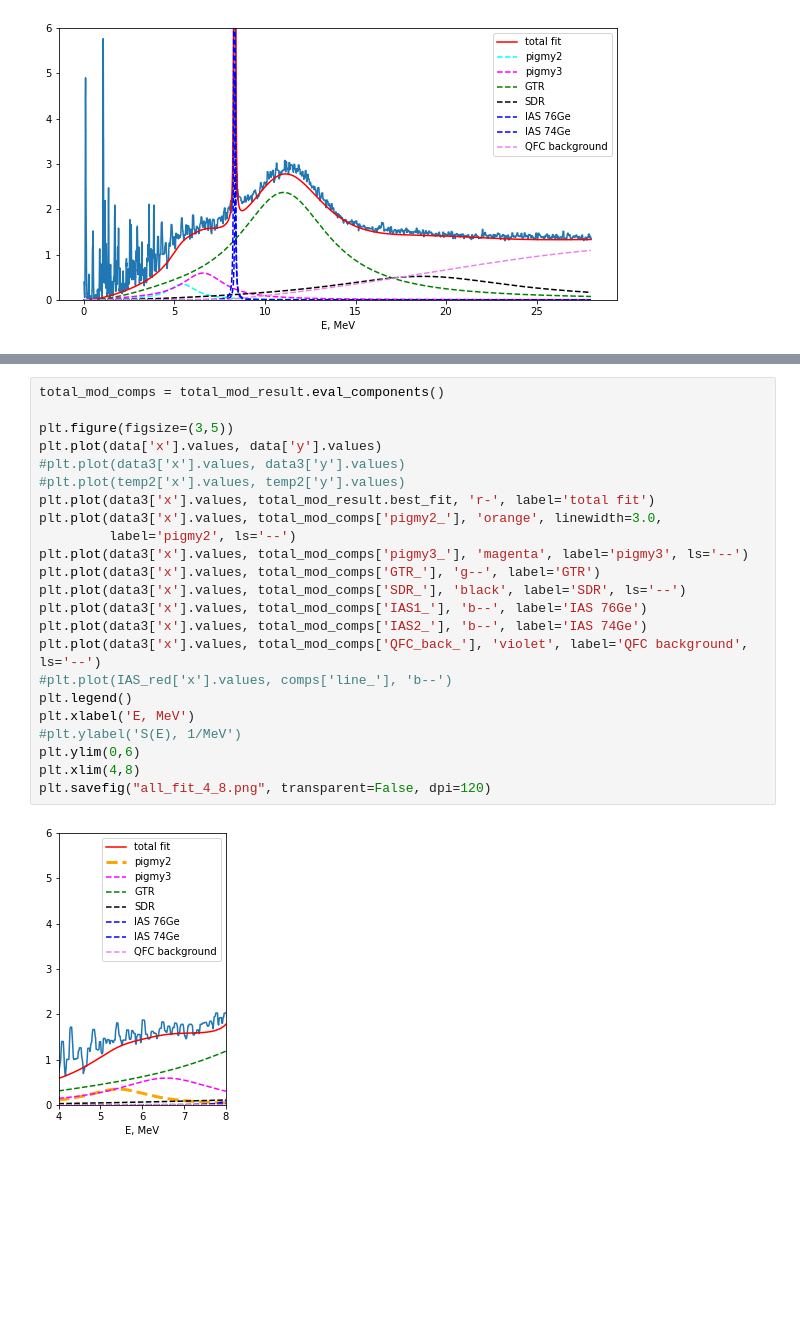
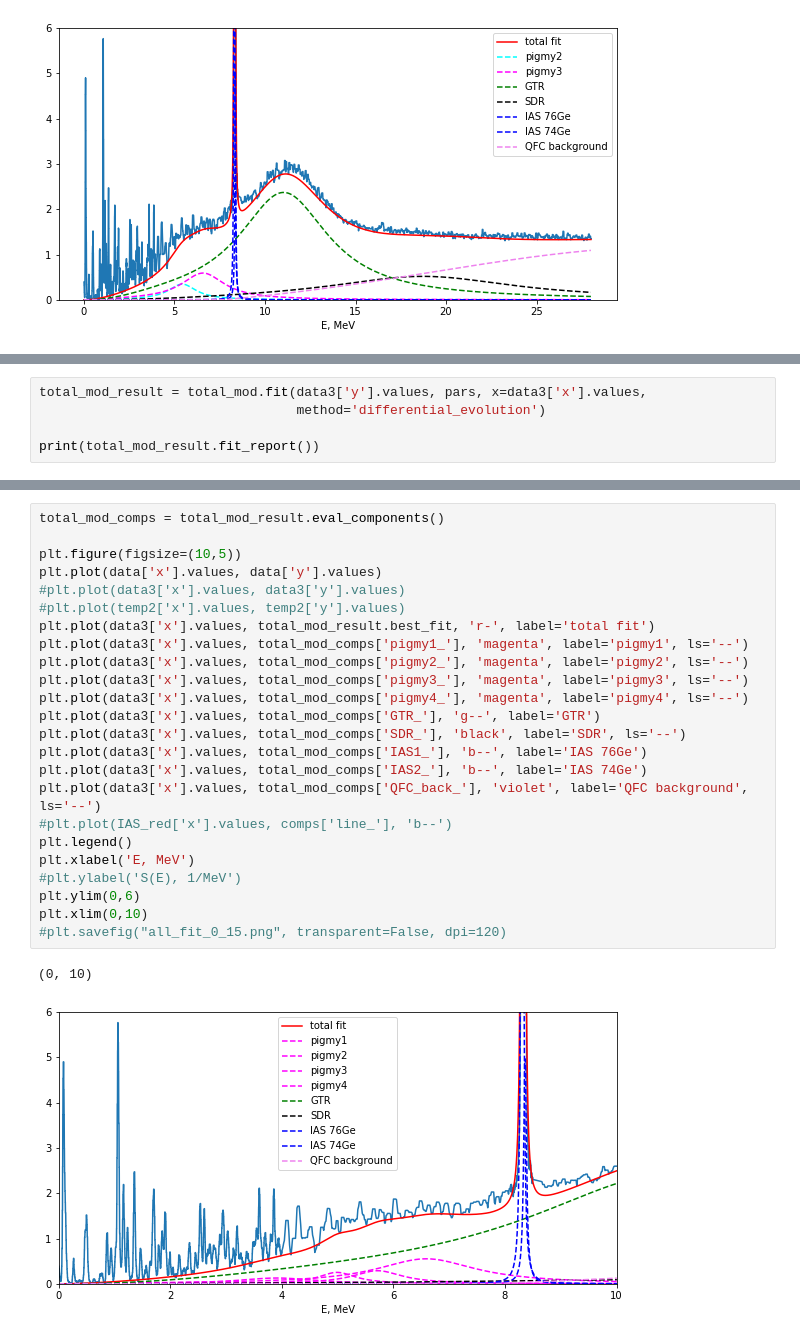
Before and after one commit to Almaz93/neutrino, a Jupyter notebook: double_beta_decay/Almaz's work/calculation/decomposition-Copy2_v2.ipynb, the cells around one changed output, grey strips where cells are left out. Saved outputs shown, nothing was run; the diff lists cells and outputs as text; blank space fills up the shorter version.

```diff
--- a/double_beta_decay/Almaz's work/calculation/decomposition-Copy2_v2.ipynb
+++ b/double_beta_decay/Almaz's work/calculation/decomposition-Copy2_v2.ipynb
@@ -851,0 +774,5 @@ plt.savefig("all_fit_0_15.png", transparent=False, dpi=120)
+# %%
+total_mod_result = total_mod.fit(data3['y'].values, pars, x=data3['x'].values,
+                                 method='differential_evolution')
+
+print(total_mod_result.fit_report())
@@ -852,25 +797,27 @@ plt.savefig("all_fit_0_15.png", transparent=False, dpi=120)
 # %%
 total_mod_comps = total_mod_result.eval_components()
 
-plt.figure(figsize=(3,5))
+plt.figure(figsize=(10,5))
 plt.plot(data['x'].values, data['y'].values)
 #plt.plot(data3['x'].values, data3['y'].values)
 #plt.plot(temp2['x'].values, temp2['y'].values)
 plt.plot(data3['x'].values, total_mod_result.best_fit, 'r-', label='total fit')
-plt.plot(data3['x'].values, total_mod_comps['pigmy2_'], 'orange', linewidth=3.0,
-         label='pigmy2', ls='--')
+plt.plot(data3['x'].values, total_mod_comps['pigmy1_'], 'magenta', label='pigmy1', ls='--')
+plt.plot(data3['x'].values, total_mod_comps['pigmy2_'], 'magenta', label='pigmy2', ls='--')
 plt.plot(data3['x'].values, total_mod_comps['pigmy3_'], 'magenta', label='pigmy3', ls='--')
+plt.plot(data3['x'].values, total_mod_comps['pigmy4_'], 'magenta', label='pigmy4', ls='--')
 plt.plot(data3['x'].values, total_mod_comps['GTR_'], 'g--', label='GTR')
 plt.plot(data3['x'].values, total_mod_comps['SDR_'], 'black', label='SDR', ls='--')
 plt.plot(data3['x'].values, total_mod_comps['IAS1_'], 'b--', label='IAS 76Ge')
 plt.plot(data3['x'].values, total_mod_comps['IAS2_'], 'b--', label='IAS 74Ge')
 plt.plot(data3['x'].values, total_mod_comps['QFC_back_'], 'violet', label='QFC background', ls='--')
 #plt.plot(IAS_red['x'].values, comps['line_'], 'b--')
 plt.legend()
 plt.xlabel('E, MeV')
 #plt.ylabel('S(E), 1/MeV')
 plt.ylim(0,6)
-plt.xlim(4,8)
-plt.savefig("all_fit_4_8.png", transparent=False, dpi=120)
+plt.xlim(0,10)
+#plt.savefig("all_fit_0_15.png", transparent=False, dpi=120)
 # %% [output]
+(0, 10)
-[figure, old version]
+[figure, new version]
```
Also changed, not shown: parts of 11 cells of this notebook, 2 other files.
